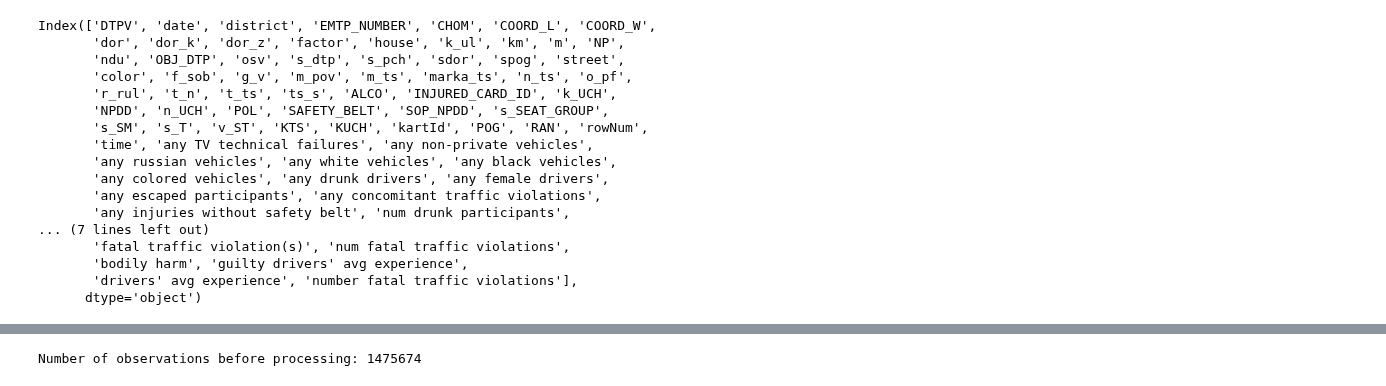
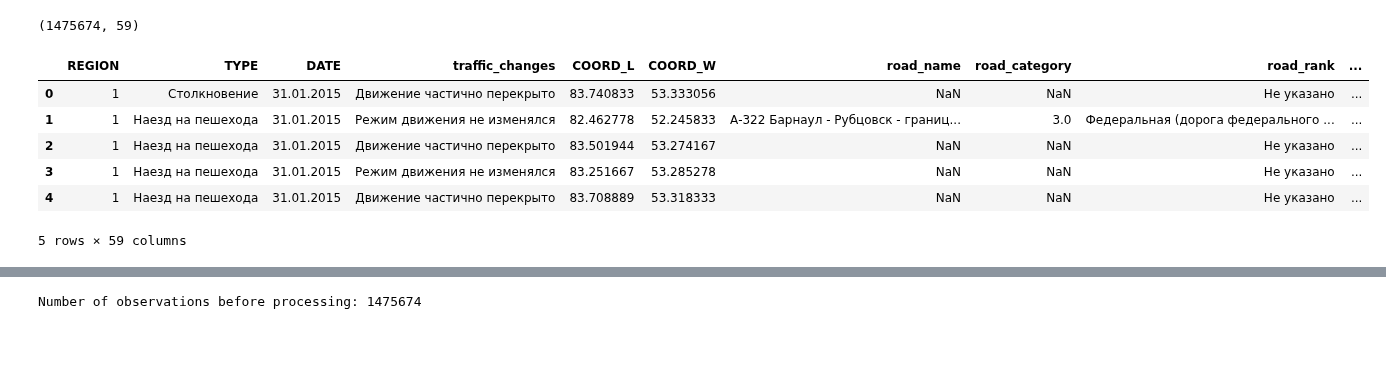
Before and after one commit to NastyaWheel/thesis, a Jupyter notebook: getting_started_with_the_data.ipynb, the cells around one changed output, grey strips where cells are left out. Drawn from its saved outputs; the diff is of its cells as text; code cells hidden in the pictures; blank space fills up the shorter version.

Commit message:
edit repository structure and paths, create files to store variables description, adapt to changes in read_xml_files.ipynb

```diff
--- a/getting_started_with_the_data.ipynb
+++ b/getting_started_with_the_data.ipynb
@@ -14,28 +14,17 @@ from sklearn.model_selection import train_test_split
 from sklearn.multioutput import MultiOutputRegressor
 from sklearn.ensemble import GradientBoostingRegressor
 # %%
-df = pd.read_csv('DTP_DATA_2025.csv')
+df = pd.read_csv('data/DTP_DATA_2025.csv')
 df = df.drop('Unnamed: 0', axis=1)
 print(df.shape)
 features_number = df.shape[1]
 df.head(5)
+# %% [output]
+(1475674, 59)
+|  | REGION | TYPE | DATE | traffic_changes | COORD_L | COORD_W | road_name | road_category | road_rank | ... |
+| 0 | 1 | Столкновение | 31.01.2015 | Движение частично перекрыто | 83.740833 | 53.333056 | NaN | NaN | Не указано | ... |
+| 1 | 1 | Наезд на пешехода | 31.01.2015 | Режим движения не изменялся | 82.462778 | 52.245833 | А-322 Барнаул - Рубцовск - границ... | 3.0 | Федеральная (дорога федерального ... | ... |
+| 2 | 1 | Наезд на пешехода | 31.01.2015 | Движение частично перекрыто | 83.501944 | 53.274167 | NaN | NaN | Не указано | ... |
+| 3 | 1 | Наезд на пешехода | 31.01.2015 | Режим движения не изменялся | 83.251667 | 53.285278 | NaN | NaN | Не указано | ... |
+| 4 | 1 | Наезд на пешехода | 31.01.2015 | Движение частично перекрыто | 83.708889 | 53.318333 | NaN | NaN | Не указано | ... |
+5 rows × 59 columns
-# %%
-df.columns
-# %% [output]
-Index(['DTPV', 'date', 'district', 'EMTP_NUMBER', 'CHOM', 'COORD_L', 'COORD_W',
-       'dor', 'dor_k', 'dor_z', 'factor', 'house', 'k_ul', 'km', 'm', 'NP',
-       'ndu', 'OBJ_DTP', 'osv', 's_dtp', 's_pch', 'sdor', 'spog', 'street',
-       'color', 'f_sob', 'g_v', 'm_pov', 'm_ts', 'marka_ts', 'n_ts', 'o_pf',
-       'r_rul', 't_n', 't_ts', 'ts_s', 'ALCO', 'INJURED_CARD_ID', 'k_UCH',
-       'NPDD', 'n_UCH', 'POL', 'SAFETY_BELT', 'SOP_NPDD', 's_SEAT_GROUP',
-       's_SM', 's_T', 'v_ST', 'KTS', 'KUCH', 'kartId', 'POG', 'RAN', 'rowNum',
-       'time', 'any TV technical failures', 'any non-private vehicles',
-       'any russian vehicles', 'any white vehicles', 'any black vehicles',
-       'any colored vehicles', 'any drunk drivers', 'any female drivers',
-       'any escaped participants', 'any concomitant traffic violations',
-       'any injuries without safety belt', 'num drunk participants',
-... (7 lines left out)
-       'fatal traffic violation(s)', 'num fatal traffic violations',
-       'bodily harm', 'guilty drivers' avg experience',
-       'drivers' avg experience', 'number fatal traffic violations'],
-      dtype='object')
```
Also changed, not shown: parts of 146 cells of this notebook, 6 other files.
